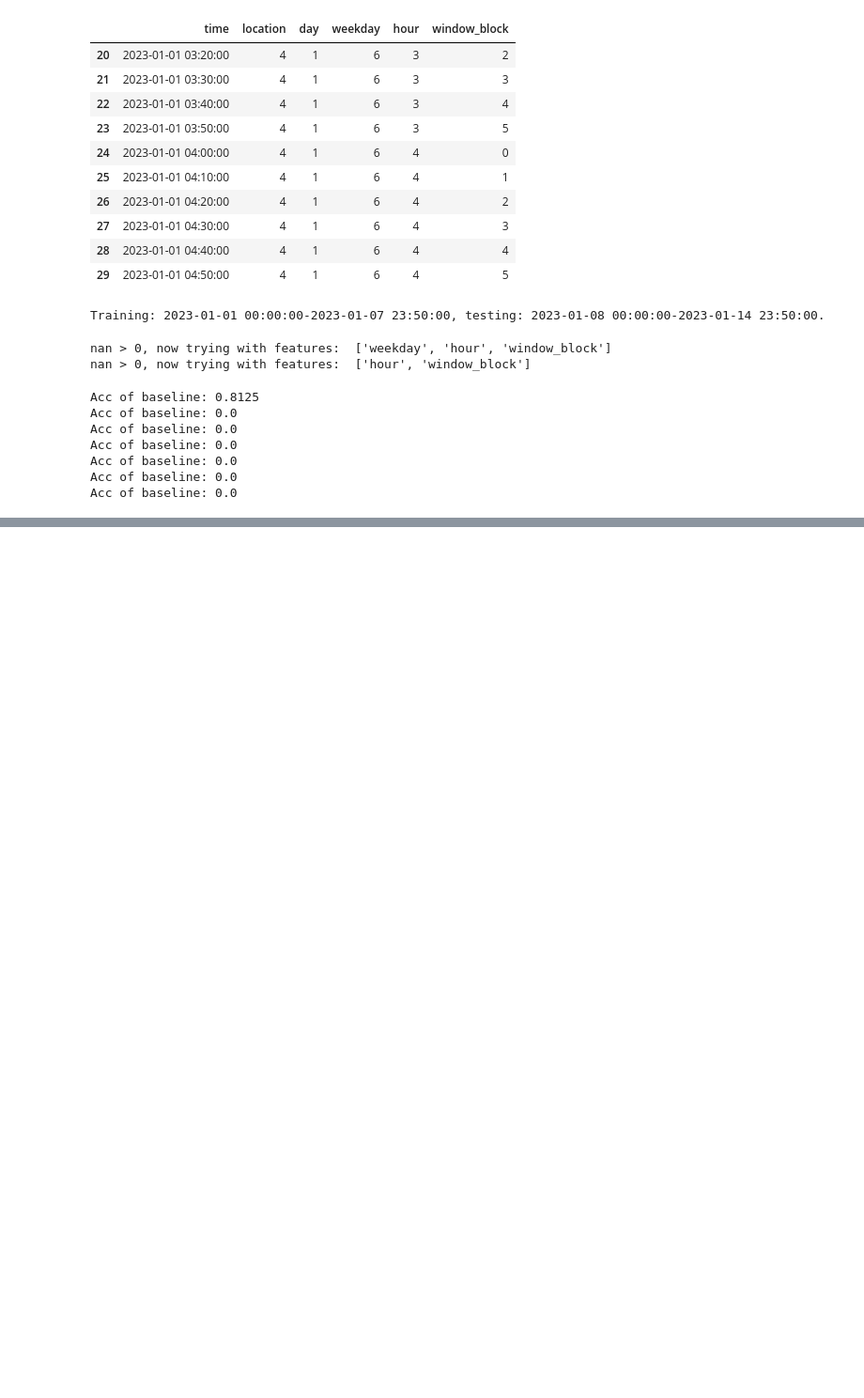
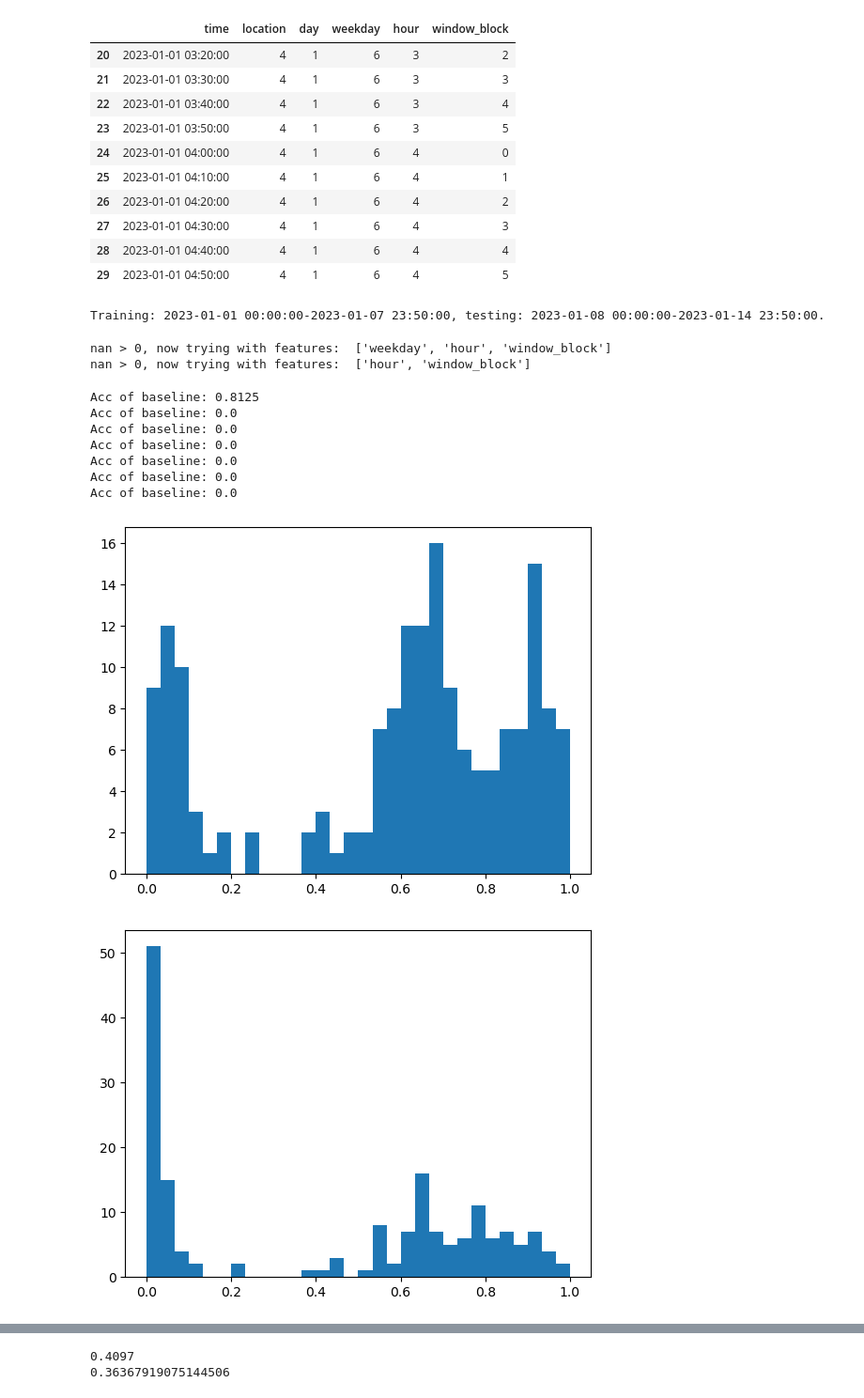
Before and after one commit to sandersiepel/JADS-politie-ob2, a Jupyter notebook: test.ipynb, the cells around one changed output, grey strips where cells are left out. Shown at 94% size. Drawn from its saved outputs; the diff is of its cells as text; code cells hidden in the pictures; blank space fills up the shorter version.

```diff
--- a/test.ipynb
+++ b/test.ipynb
@@ -95,0 +98,9 @@ Acc of baseline: 0.0
+# %%
+import matplotlib.pyplot as plt
+
+for k,v in data.items():
+    plt.hist(v , bins=30)
+    plt.show()
+# %% [output]
+[figure, added]
+[figure, added]
@@ -95,0 +115,8 @@ Acc of baseline: 0.0
+# %%
+import numpy as np
+
+print(np.median(data))
+print(np.mean(data))
+# %% [output]
+0.4097
+0.36367919075144506
```
Also changed, not shown: parts of 2 cells of this notebook, 1 other file.
